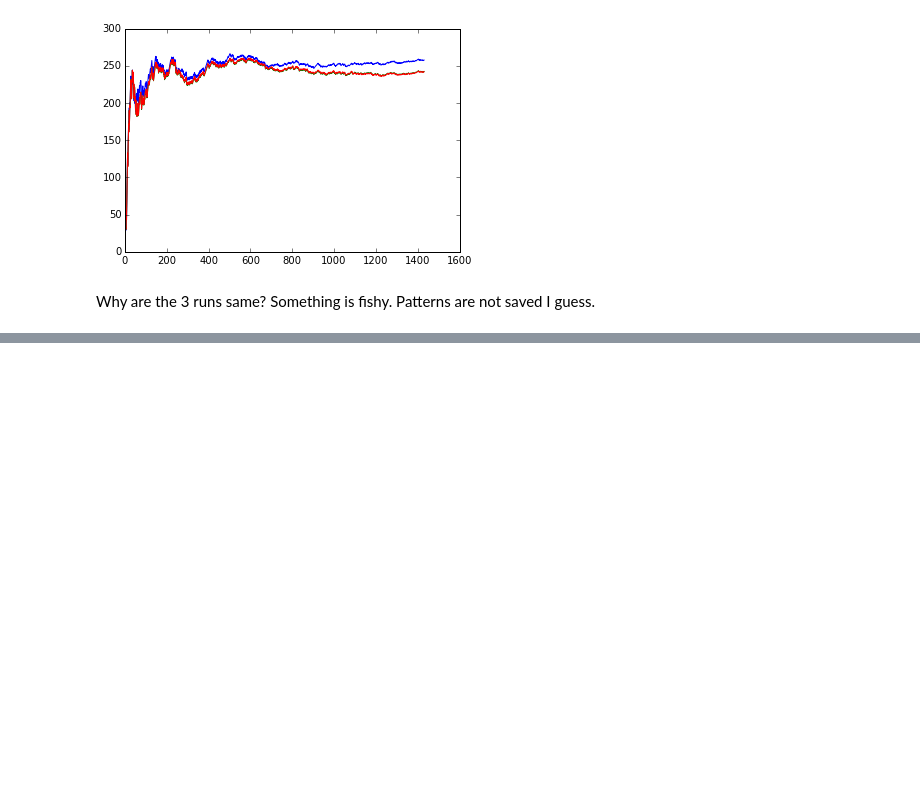
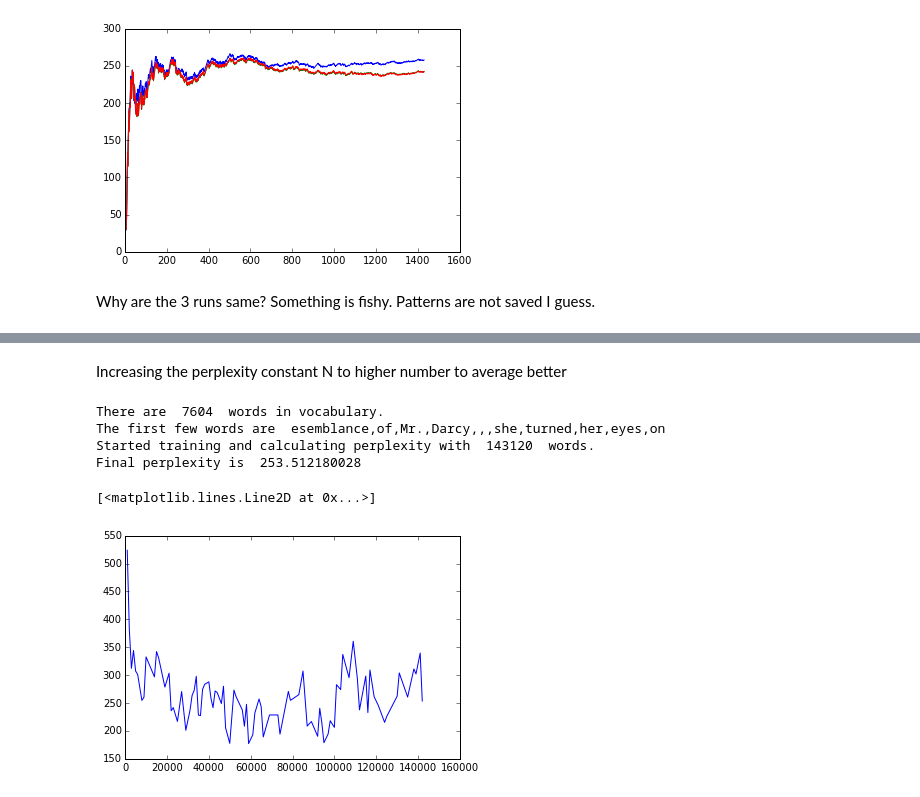
Before and after one commit to Sandy4321/StreamPredictor, a Jupyter notebook: notebook/Experimentsv01.ipynb, the cells around one changed output, grey strips where cells are left out. Saved outputs shown, nothing was run; the diff lists cells and outputs as text; code cells hidden in the pictures; blank space fills up the shorter version.

```diff
--- a/notebook/Experimentsv01.ipynb
+++ b/notebook/Experimentsv01.ipynb
@@ -89,0 +102,14 @@ Why are the 3 runs same? Something is fishy. Patterns are not saved I guess.
+# %% [markdown]
+Increasing the perplexity constant N to higher number to average better
+# %%
+text = DataObtainer.get_clean_text_from_file('../data/pride.txt', 1000000)
+words = nltk.word_tokenize(text)
+sp = StreamPredictor.StreamPredictor()
+perplexity_list, x_list = sp.pop_manager.train_token_and_perplexity(words)
+# %% [output]
+There are  7604  words in vocabulary.
+The first few words are  esemblance,of,Mr.,Darcy,,,she,turned,her,eyes,on
+Started training and calculating perplexity with  143120  words.
+Final perplexity is  253.512180028
+[<matplotlib.lines.Line2D at 0x...>]
+[figure, added]
```
Also changed, not shown: parts of 3 cells of this notebook.
